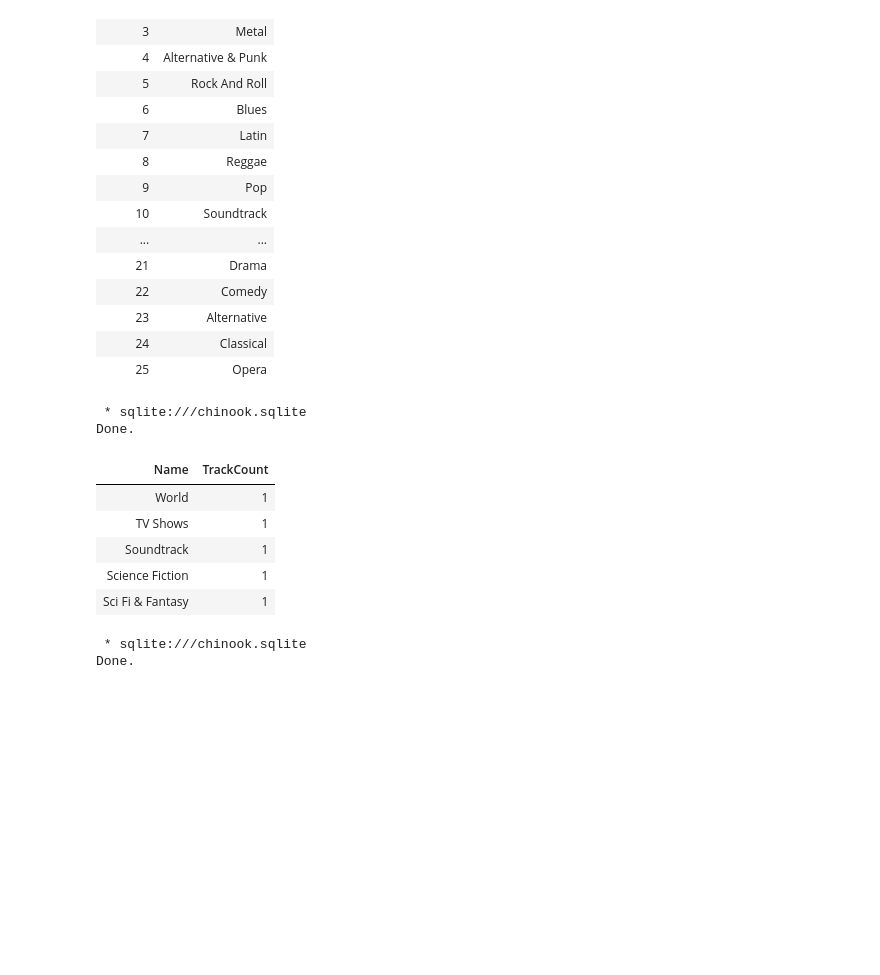
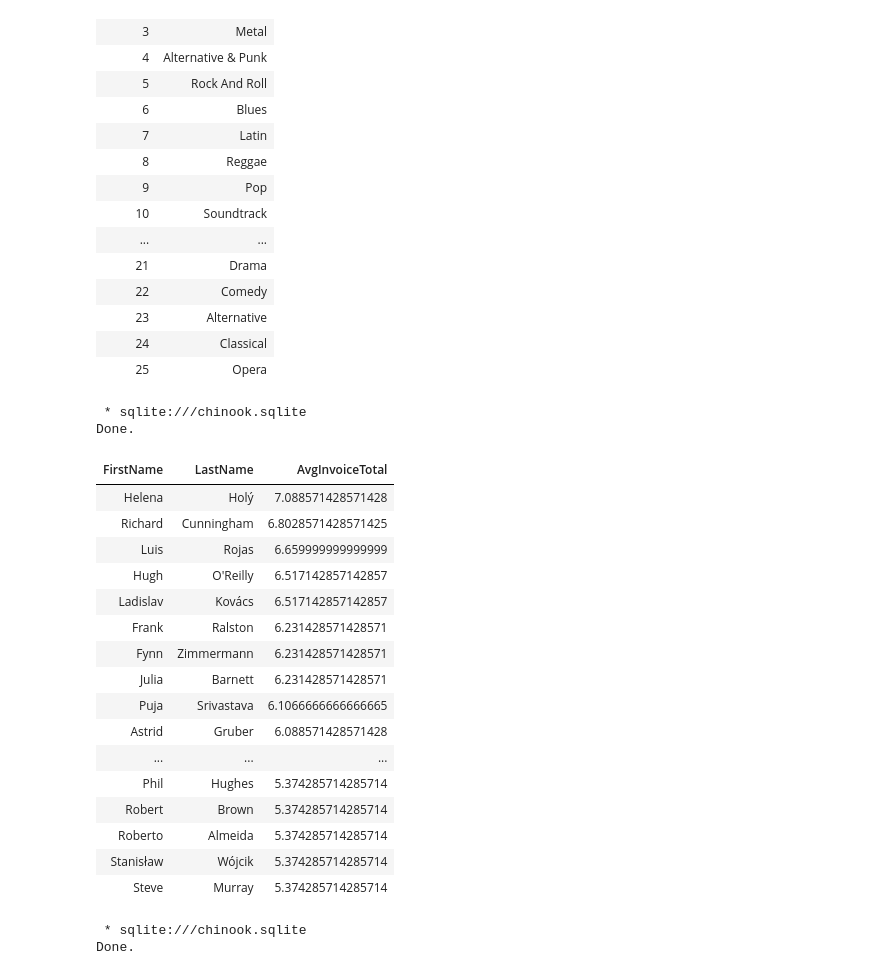
Before and after one commit to ShreyaSreeram/datasci_223, a Jupyter notebook: exercises/3-sql-queries/exercise.ipynb, the cells around one changed output. Saved outputs shown, nothing was run; the diff lists cells and outputs as text; code cells hidden in the pictures; blank space fills up the shorter version.

```diff
--- a/exercises/3-sql-queries/exercise.ipynb
+++ b/exercises/3-sql-queries/exercise.ipynb
@@ -162,22 +180,33 @@ Done.
 | 23 | Alternative |
 | 24 | Classical |
 | 25 | Opera |
-# %%
-%%sql
-SELECT Name, COUNT(*) AS TrackCount
-FROM genres
-GROUP BY Name
-ORDER BY TrackCount DESC
-LIMIT 5;
-# %% [output]
- * sqlite:///chinook.sqlite
-Done.
-| Name | TrackCount |
-| World | 1 |
-| TV Shows | 1 |
-| Soundtrack | 1 |
-| Science Fiction | 1 |
-| Sci Fi & Fantasy | 1 |
+# %%
+%%sql
+SELECT c.FirstName, c.LastName, AVG(i.Total) AS AvgInvoiceTotal
+FROM Customers c
+JOIN Invoices i ON c.CustomerId = i.CustomerId
+GROUP BY c.FirstName, c.LastName
+ORDER BY AvgInvoiceTotal DESC;
+# %% [output]
+ * sqlite:///chinook.sqlite
+Done.
+| FirstName | LastName | AvgInvoiceTotal |
+| Helena | Holý | 7.088571428571428 |
+| Richard | Cunningham | 6.8028571428571425 |
+| Luis | Rojas | 6.659999999999999 |
+| Hugh | O'Reilly | 6.517142857142857 |
+| Ladislav | Kovács | 6.517142857142857 |
+| Frank | Ralston | 6.231428571428571 |
+| Fynn | Zimmermann | 6.231428571428571 |
+| Julia | Barnett | 6.231428571428571 |
+| Puja | Srivastava | 6.1066666666666665 |
+| Astrid | Gruber | 6.088571428571428 |
+| ... | ... | ... |
+| Phil | Hughes | 5.374285714285714 |
+| Robert | Brown | 5.374285714285714 |
+| Roberto | Almeida | 5.374285714285714 |
+| Stanisław | Wójcik | 5.374285714285714 |
+| Steve | Murray | 5.374285714285714 |
 # %%
 %%sql
 SELECT *
```
Also changed, not shown: parts of 5 cells of this notebook, 15 other files.
